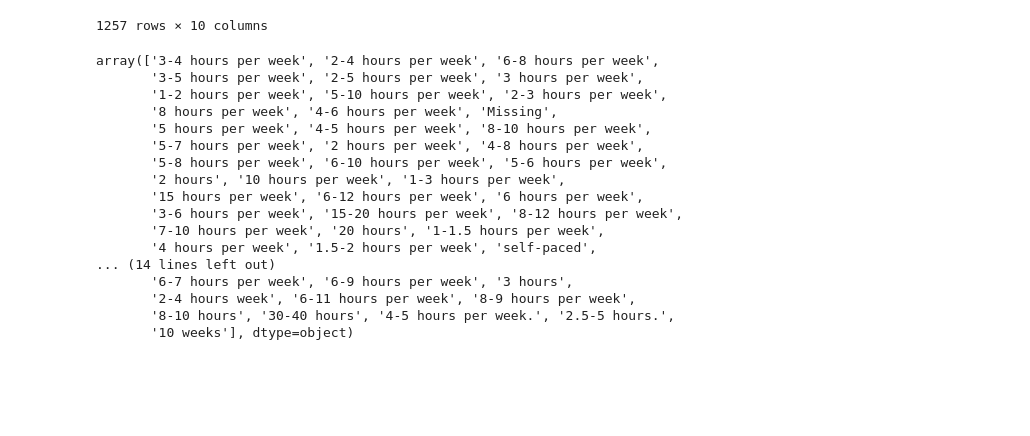
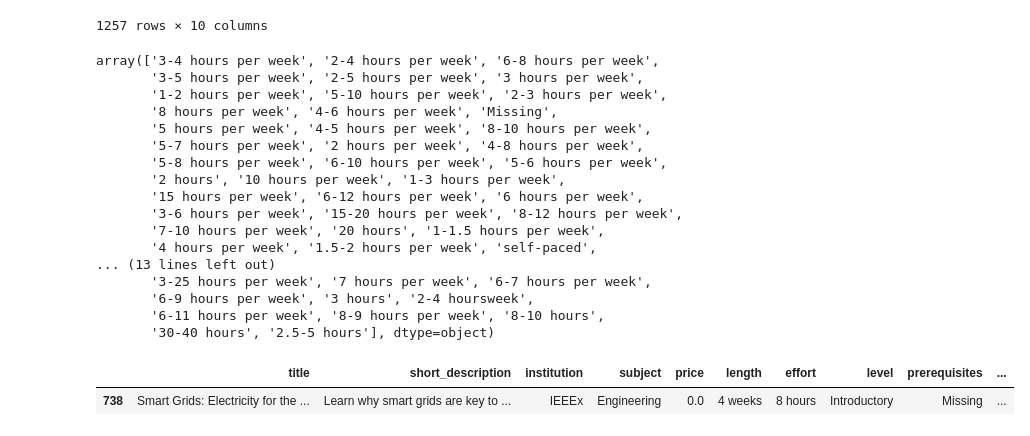
Before and after one commit to pmasiphelps/ScrapingProject, a Jupyter notebook: edXcourses_working.ipynb, the cells around one changed output. Cells and saved outputs as stored; diff of their text form; code cells hidden in the pictures; blank space fills up the shorter version.

```diff
--- a/edXcourses_working.ipynb
+++ b/edXcourses_working.ipynb
@@ -58,6 +56,10 @@ courses_new_working['effort'] = courses_new_working['effort'].replace(to_replace
 courses_new_working['effort'] = courses_new_working['effort'].replace(to_replace='unit', value = 'week', regex = True)
 courses_new_working['effort'] = courses_new_working['effort'].replace(to_replace='48 hours, Self-paced', value = '48 hours', regex = True)
 courses_new_working['effort'] = courses_new_working['effort'].replace(to_replace='section', value = 'week', regex = True)
+courses_new_working['effort'] = courses_new_working['effort'].replace(to_replace='10 weeks', value = 'self-paced', regex = True)
+courses_new_working['effort'] = courses_new_working['effort'].replace(to_replace='week.', value = 'week', regex = True)
+courses_new_working['effort'] = courses_new_working['effort'].replace(to_replace='hours.', value = 'hours', regex = True)
+courses_new_working['effort'] = courses_new_working['effort'].replace(to_replace='hoursper', value = 'hours per', regex = True)
 
 courses_new_working['length'] = courses_new_working['length'].replace(to_replace='4 weeks, self-paced', value = '4 weeks', regex = True)
 courses_new_working['length'] = courses_new_working['length'].replace(to_replace=' of content to be completed at student\'s own pace during 13 week window \(Sept 15 - Dec 15, 2016\)', value = '', regex = True)
@@ -71,6 +73,8 @@ courses_new_working['length'] = courses_new_working['length'].replace(to_replace
 courses_new_working['length'] = courses_new_working['length'].replace(to_replace='nan', value = 'Missing', regex = True)
 courses_new_working['length'] = courses_new_working['length'].replace(to_replace='Week', value = 'week', regex = True)
 courses_new_working['length'] = courses_new_working['length'].replace(to_replace='Self', value = 'self', regex = True)
+# %%
+courses_new_working['effort'] = courses_new_working['effort'].replace(to_replace='hoursper', value = 'hours per', regex = True)
 # %%
 ###change FREE to 0 in price column
 courses_new_working['price'].replace('FREE', 0, inplace=True)
@@ -106,7 +108,7 @@ courses['prerequisites'] = courses['prerequisites'].replace(to_replace='\r', val
 courses['short_description'] = courses['short_description'].replace(to_replace='\r', value = ' ', regex = True)
 # %%
 ###get the number of unique values for a column
-courses_new_working_1['effort'].unique()
+courses_new_working['effort'].unique()
 # %% [output]
 array(['3-4 hours per week', '2-4 hours per week', '6-8 hours per week',
        '3-5 hours per week', '2-5 hours per week', '3 hours per week',
@@ -120,11 +122,22 @@ array(['3-4 hours per week', '2-4 hours per week', '6-8 hours per week',
        '3-6 hours per week', '15-20 hours per week', '8-12 hours per week',
        '7-10 hours per week', '20 hours', '1-1.5 hours per week',
        '4 hours per week', '1.5-2 hours per week', 'self-paced',
-... (14 lines left out)
-       '6-7 hours per week', '6-9 hours per week', '3 hours',
-       '2-4 hours week', '6-11 hours per week', '8-9 hours per week',
-       '8-10 hours', '30-40 hours', '4-5 hours per week.', '2.5-5 hours.',
-       '10 weeks'], dtype=object)
+... (13 lines left out)
+       '3-25 hours per week', '7 hours per week', '6-7 hours per week',
+       '6-9 hours per week', '3 hours', '2-4 hoursweek',
+       '6-11 hours per week', '8-9 hours per week', '8-10 hours',
+       '30-40 hours', '2.5-5 hours'], dtype=object)
 # %%
 ###in case you need to import the excel backup
 courses_new = pd.read_excel('courses_new_master.xlsx', header=0)
+# %%
+###convert NaN values to Missing
+courses_new_working = courses_new_working.replace(np.nan, 'Missing', regex=True)
+# %%
+###create new num weeks column
+courses_new_working['num_weeks'] = courses_new_working['length'].str.extract('^(\d+)')
+# %%
+courses_new_working[courses_new_working['effort'] == '8 hours']
+# %% [output]
+|  | title | short_description | institution | subject | price | length | effort | level | prerequisites | ... |
+| 738 | Smart Grids: Electricity for the ... | Learn why smart grids are key to ... | IEEEx | Engineering | 0.0 | 4 weeks | 8 hours | Introductory | Missing | ... |
```
Also changed, not shown: parts of 7 cells of this notebook, 2 other files.
